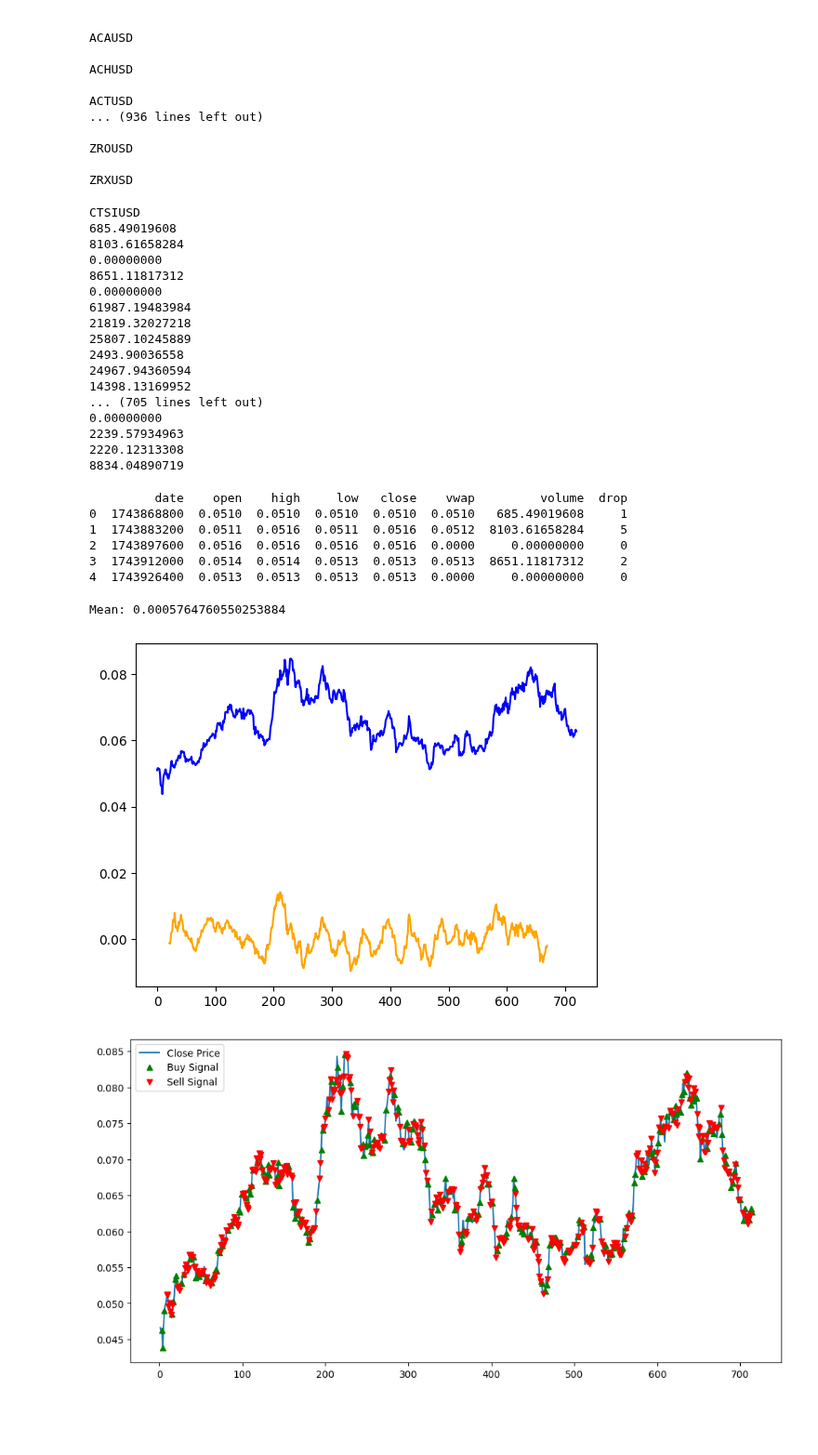
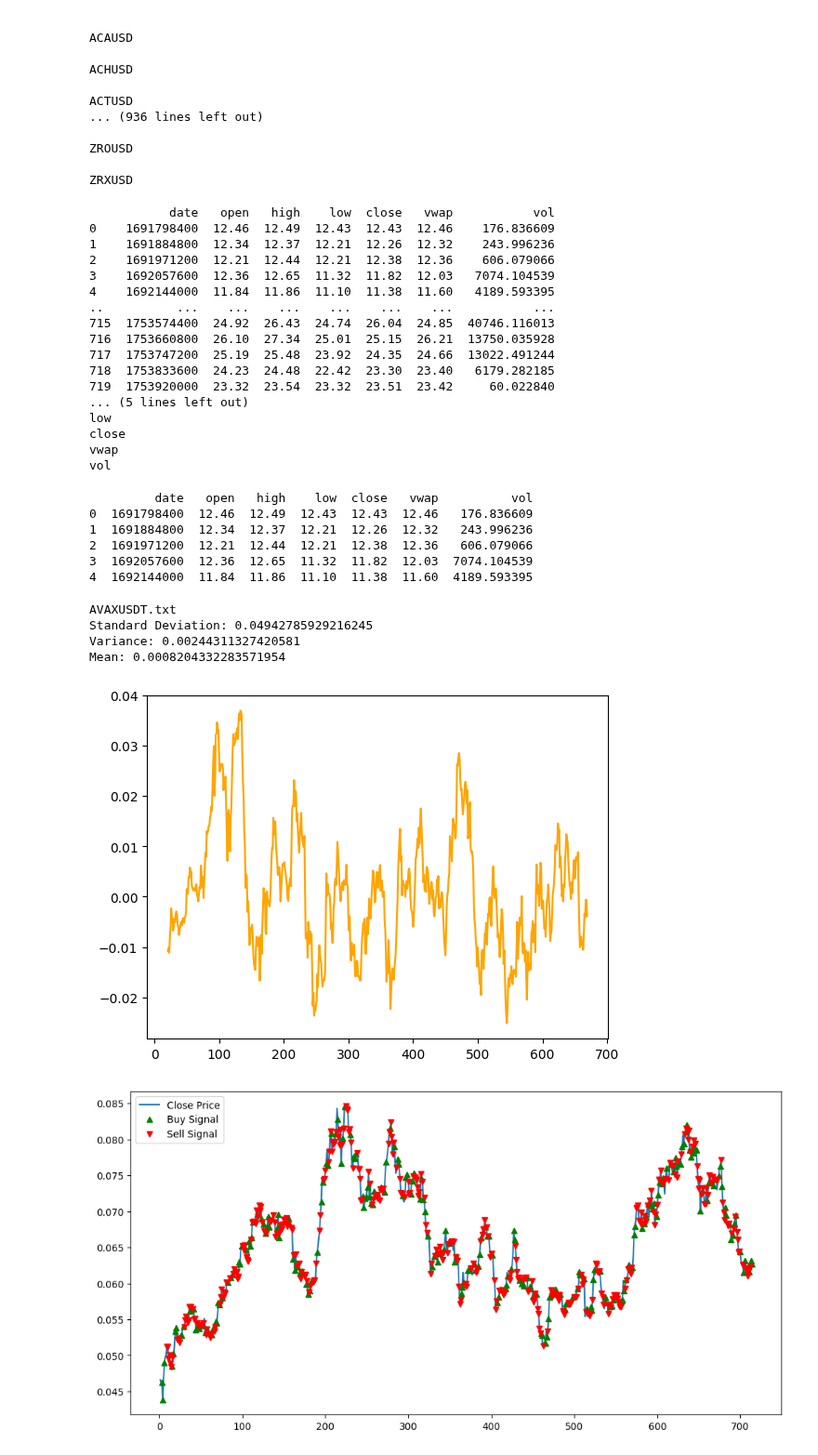
Before and after one commit to nickwilliamsdev/treetrader, a Jupyter notebook: kraken_playground.ipynb, the cells around one changed output. Shown at 93% size. Drawn from its saved outputs; the diff is of its cells as text; code cells hidden in the pictures; blank space fills up the shorter version.

```diff
--- a/kraken_playground.ipynb
+++ b/kraken_playground.ipynb
@@ -28,54 +28,58 @@ ZRXUSD
 # %%
 hist_dict = wrapper.load_hist_files()
 # %%
-test_key = list(hist_dict.keys())[104]
+test_key = list(hist_dict.keys())[4]
 test_result = hist_dict[test_key]
 
-print(test_key)
+print(test_result)
 for row in test_result:
-    print(row[-2])
+    print(row)
 # %% [output]
-CTSIUSD
-685.49019608
-8103.61658284
-0.00000000
-8651.11817312
-0.00000000
-61987.19483984
-21819.32027218
-25807.10245889
-2493.90036558
-24967.94360594
-14398.13169952
-... (705 lines left out)
-0.00000000
-2239.57934963
-2220.12313308
-8834.04890719
+           date   open   high    low  close   vwap           vol
+0    1691798400  12.46  12.49  12.43  12.43  12.46    176.836609
+1    1691884800  12.34  12.37  12.21  12.26  12.32    243.996236
+2    1691971200  12.21  12.44  12.21  12.38  12.36    606.079066
+3    1692057600  12.36  12.65  11.32  11.82  12.03   7074.104539
+4    1692144000  11.84  11.86  11.10  11.38  11.60   4189.593395
+..          ...    ...    ...    ...    ...    ...           ...
+715  1753574400  24.92  26.43  24.74  26.04  24.85  40746.116013
+716  1753660800  26.10  27.34  25.01  25.15  26.21  13750.035928
+717  1753747200  25.19  25.48  23.92  24.35  24.66  13022.491244
+718  1753833600  24.23  24.48  22.42  23.30  23.40   6179.282185
+719  1753920000  23.32  23.54  23.32  23.51  23.42     60.022840
+... (5 lines left out)
+low
+close
+vwap
+vol
 # %%
 import pandas as pd
-bar_data_names = ["date","open","high","low","close","vwap","volume","drop"]
-df = pd.DataFrame(test_result, columns=bar_data_names)
+df = test_result
 print(df.head())
 # %% [output]
-         date    open    high     low   close    vwap         volume  drop
-0  1743868800  0.0510  0.0510  0.0510  0.0510  0.0510   685.49019608     1
-1  1743883200  0.0511  0.0516  0.0511  0.0516  0.0512  8103.61658284     5
-2  1743897600  0.0516  0.0516  0.0516  0.0516  0.0000     0.00000000     0
-3  1743912000  0.0514  0.0514  0.0513  0.0513  0.0513  8651.11817312     2
-4  1743926400  0.0513  0.0513  0.0513  0.0513  0.0000     0.00000000     0
+         date   open   high    low  close   vwap          vol
+0  1691798400  12.46  12.49  12.43  12.43  12.46   176.836609
+1  1691884800  12.34  12.37  12.21  12.26  12.32   243.996236
+2  1691971200  12.21  12.44  12.21  12.38  12.36   606.079066
+3  1692057600  12.36  12.65  11.32  11.82  12.03  7074.104539
+4  1692144000  11.84  11.86  11.10  11.38  11.60  4189.593395
 # %%
 import numpy as np
 import matplotlib.pyplot as plt
 df['close'] = pd.to_numeric(df['close'], errors='coerce')
 log_returns = np.log(df['close'][:-50]).diff().dropna()
-
+print(test_key)
 plt.plot(log_returns.rolling(21).mean(), label='Rolling Mean (21 days)', color='orange')
-plt.plot(df['close'], label='Close Price', color='blue')
+print("Standard Deviation:", log_returns.std())
+print("Variance:", log_returns.var())
+#plt.plot(df['close'], label='Close Price', color='blue')
 print("Mean:", log_returns.mean())
 # %% [output]
-Mean: 0.0005764760550253884
+AVAXUSDT.txt
+Standard Deviation: 0.04942785929216245
+Variance: 0.00244311327420581
+Mean: 0.0008204332283571954
-[figure, old version]
+[figure, new version]
 # %%
 # Calculate log returns
 log_returns = np.log(df['close']).diff()
```
